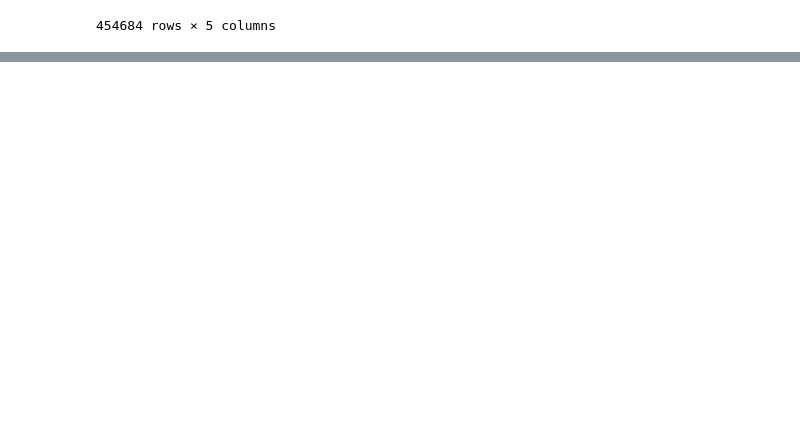
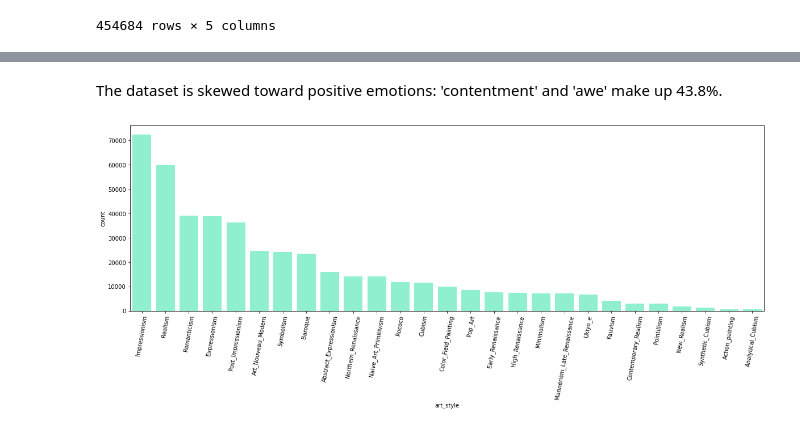
Before and after one commit to lyyytong/exploring-art-with-NLP, a Jupyter notebook: Data Analysis.ipynb, the cells around one changed output, grey strips where cells are left out. Drawn from its saved outputs; the diff is of its cells as text; code cells hidden in the pictures; blank space fills up the shorter version.

Commit message:
More graphs of dataset

```diff
--- a/Data Analysis.ipynb
+++ b/Data Analysis.ipynb
@@ -23,0 +40,15 @@ df
+# %% [markdown]
+The dataset is skewed toward positive emotions: 'contentment' and 'awe' make up 43.8%.
+# %%
+# Distribution of art styles
+plot = df['art_style'].value_counts().reset_index().rename(columns={'index': 'art_style', 'art_style':'count'})
+
+plt.figure(figsize=(20,6))
+sns.barplot(data=plot,
+            x='art_style',
+            y='count',
+            color='aquamarine')
+plt.xticks(rotation=80)
+plt.show()
+# %% [output]
+[figure, added]
```
Also changed, not shown: parts of 10 cells of this notebook.
